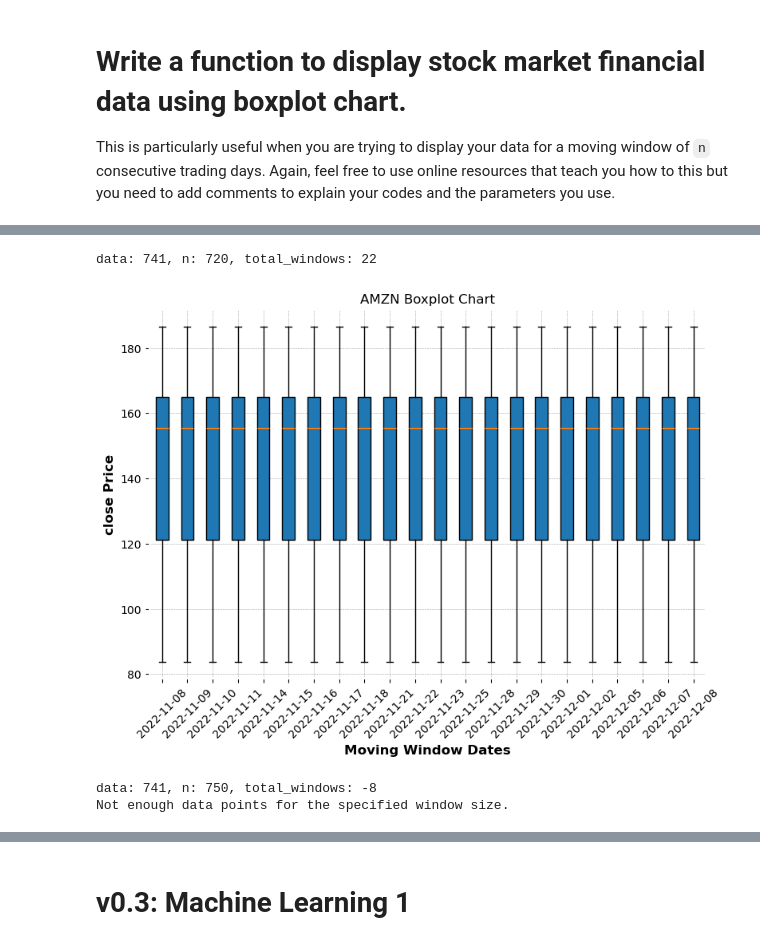
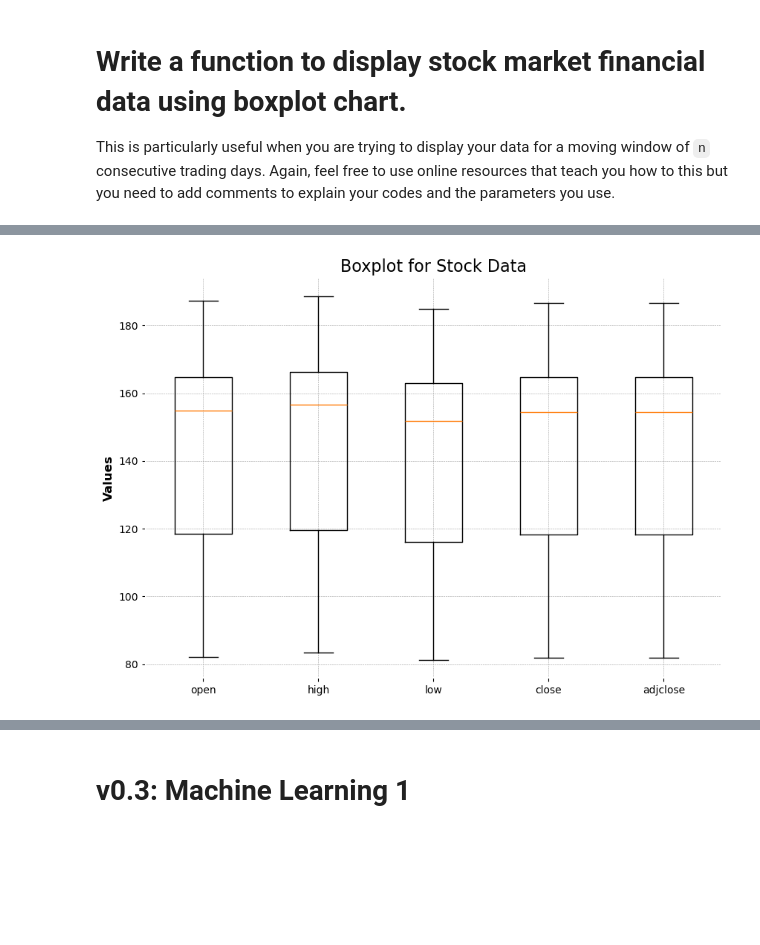
Before and after one commit to Phonginhere/cos30018, a Jupyter notebook: optionB/B.1/StockPredictionPrice/B/4/machine_learning_1.ipynb, the cells around one changed output, grey strips where cells are left out. Cells and saved outputs as stored; diff of their text form; code cells hidden in the pictures; blank space fills up the shorter version.

```diff
--- a/optionB/B.1/StockPredictionPrice/B/4/machine_learning_1.ipynb
+++ b/optionB/B.1/StockPredictionPrice/B/4/machine_learning_1.ipynb
@@ -380,10 +227,13 @@ data: 741, n: 700, total_windows: 42
-# %%
-plot_boxplot_chart(data["df"], n=720, column='close', title=f'{TICKER} Boxplot Chart', width=9, height=6)
-# %% [output]
-data: 741, n: 720, total_windows: 22
-[figure, removed]
-# %%
-plot_boxplot_chart(data["df"], n=750, column='close', title=f'{TICKER} Boxplot Chart', width=9, height=6)
-# %% [output]
-data: 741, n: 750, total_windows: -8
-Not enough data points for the specified window size.
+# %%
+def plot_stock_boxplot(data, columns, figsize=(10, 7), title='Boxplot for Stock Data'):
+    data_show = data[columns]
+    plt.figure(figsize=figsize)
+    plt.boxplot(data_show.values, labels=columns)
+    plt.title(title, fontsize=16)
+    plt.ylabel('Values')
+    plt.show()
+# %%
+columns = ['open', 'high', 'low', 'close', 'adjclose']
+plot_stock_boxplot(data["df"],columns)
+# %% [output]
+[figure, added]
```
Also changed, not shown: parts of 61 cells of this notebook, 13 other files.
